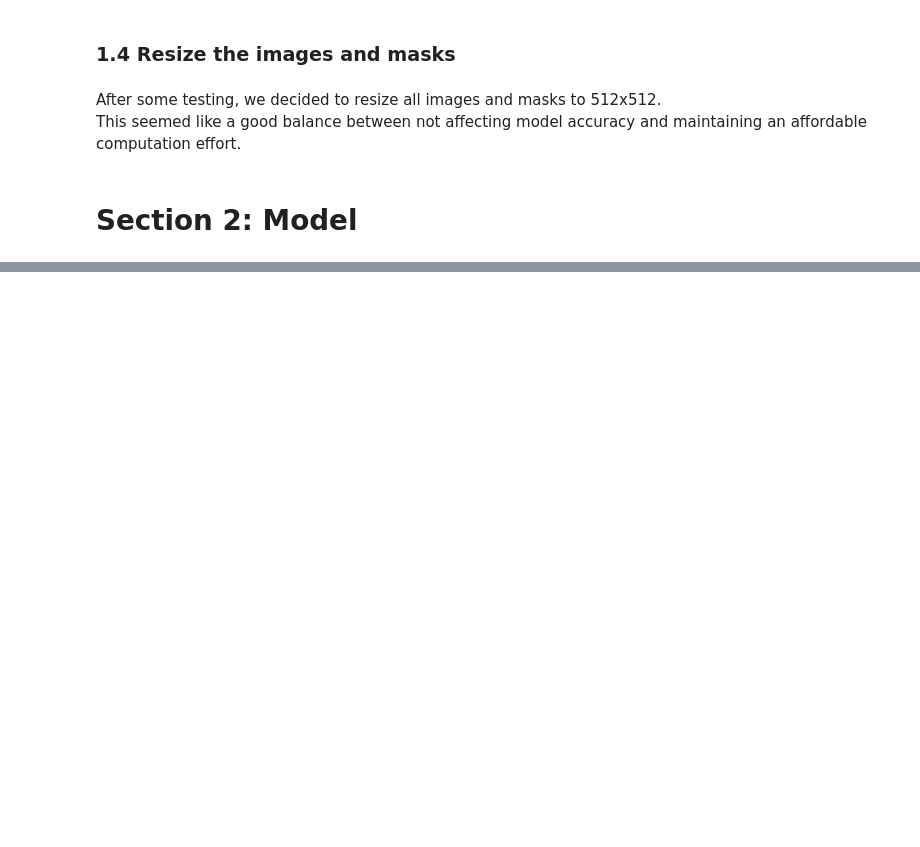
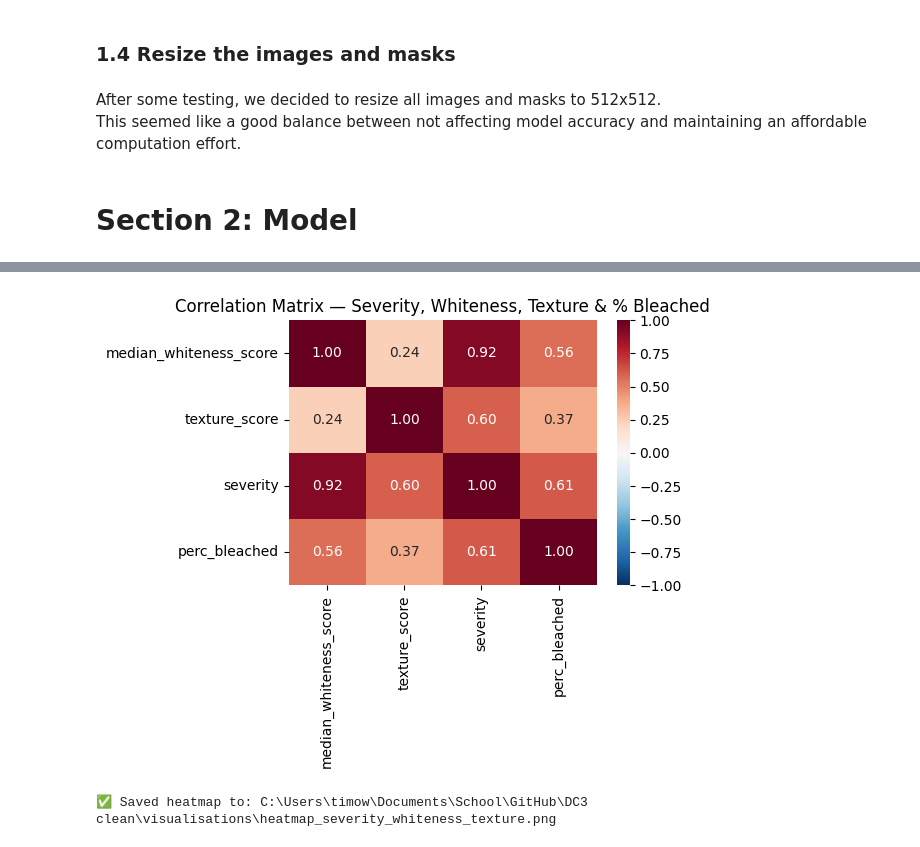
Before and after one commit to TimoWijnen2001/DC3-clean, a Jupyter notebook: final.ipynb, the cells around one changed output, grey strips where cells are left out. Saved outputs shown, nothing was run; the diff lists cells and outputs as text; code cells hidden in the pictures; blank space fills up the shorter version.

```diff
--- a/final.ipynb
+++ b/final.ipynb
@@ -212,0 +1118,77 @@ df_resized.to_csv("csv_folder/resized_df.csv")
+# %%
+# matrix_severity_score
+# --- Correlation Between Texture, Whiteness, Severity, and % Bleached ---
+
+import pandas as pd
+import seaborn as sns
+import matplotlib.pyplot as plt
+from pathlib import Path
+import os
+
+# ========= 1) CONFIG =========
+texture_path = "csv_folder/bleaching_texture_with_score.csv"
+whiteness_path = "csv_folder/whiteness_scores_added.csv"
+output_csv = "csv_folder/merged_with_severity.csv"
+output_heatmap = "visualisations/heatmap_severity_whiteness_texture.png"
+
+# ========= 2) LOAD BOTH DATASETS =========
+tex = pd.read_csv(texture_path)
+wh = pd.read_csv(whiteness_path)
+
+# ========= 3) NORMALIZE KEYS =========
+def normalize_key(x):
+    """Get lowercase basename without extension."""
+    if pd.isna(x):
+        return None
+    base = os.path.basename(str(x)).strip()
+    stem = os.path.splitext(base)[0]
+    return stem.lower()
+
+tex["key"] = tex["image"].apply(normalize_key)
+wh["key"] = wh["image_stem"].apply(normalize_key)
+
+# ========= 4) MERGE =========
+merged = pd.merge(
+    tex[["key", "texture_score", "perc_bleached"]],
+    wh[["key", "median_whiteness_score"]],
+    on="key",
+    how="inner"
+)
+
+print(f"Merged rows: {len(merged)}")
+
+# ========= 5) COMPUTE SEVERITY SCORE =========
+merged["severity"] = (
+    0.465928 * merged["median_whiteness_score"]
+    + 0.371539 * merged["texture_score"]
+)
+
+# ========= 6) SAVE UPDATED DATAFRAME =========
+merged.to_csv(output_csv, index=False)
+print(f"✅ Saved dataset with severity score to: {Path(output_csv).resolve()}")
+
+# ========= 7) CORRELATION MATRIX =========
+corr_features = ["median_whiteness_score", "texture_score", "severity", "perc_bleached"]
+corr_matrix = merged[corr_features].corr()
+
+print("\nCorrelation Matrix — Whiteness, Texture, Severity, and % Bleached\n")
+print(corr_matrix.round(3))
+
+# ========= 8) PLOT HEATMAP =========
+plt.figure(figsize=(6, 5))
+sns.heatmap(
+    corr_matrix.round(2),
+    annot=True,
+    cmap="RdBu_r",
+    vmin=-1,
+    vmax=1,
+    center=0,
+    fmt=".2f"
+)
+plt.title("Correlation Matrix — Severity, Whiteness, Texture & % Bleached", fontsize=12)
+plt.tight_layout()
+plt.savefig(output_heatmap, dpi=300)
+plt.show()
+
+print(f"✅ Saved heatmap to: {Path(output_heatmap).resolve()}")
+# %% [output]
@@ -212,0 +1211,2 @@ df_resized.to_csv("csv_folder/resized_df.csv")
+[figure, added]
+✅ Saved heatmap to: C:\Users\timow\Documents\School\GitHub\DC3 clean\visualisations\heatmap_severity_whiteness_texture.png
```
Also changed, not shown: parts of 37 cells of this notebook, 1 other file.
